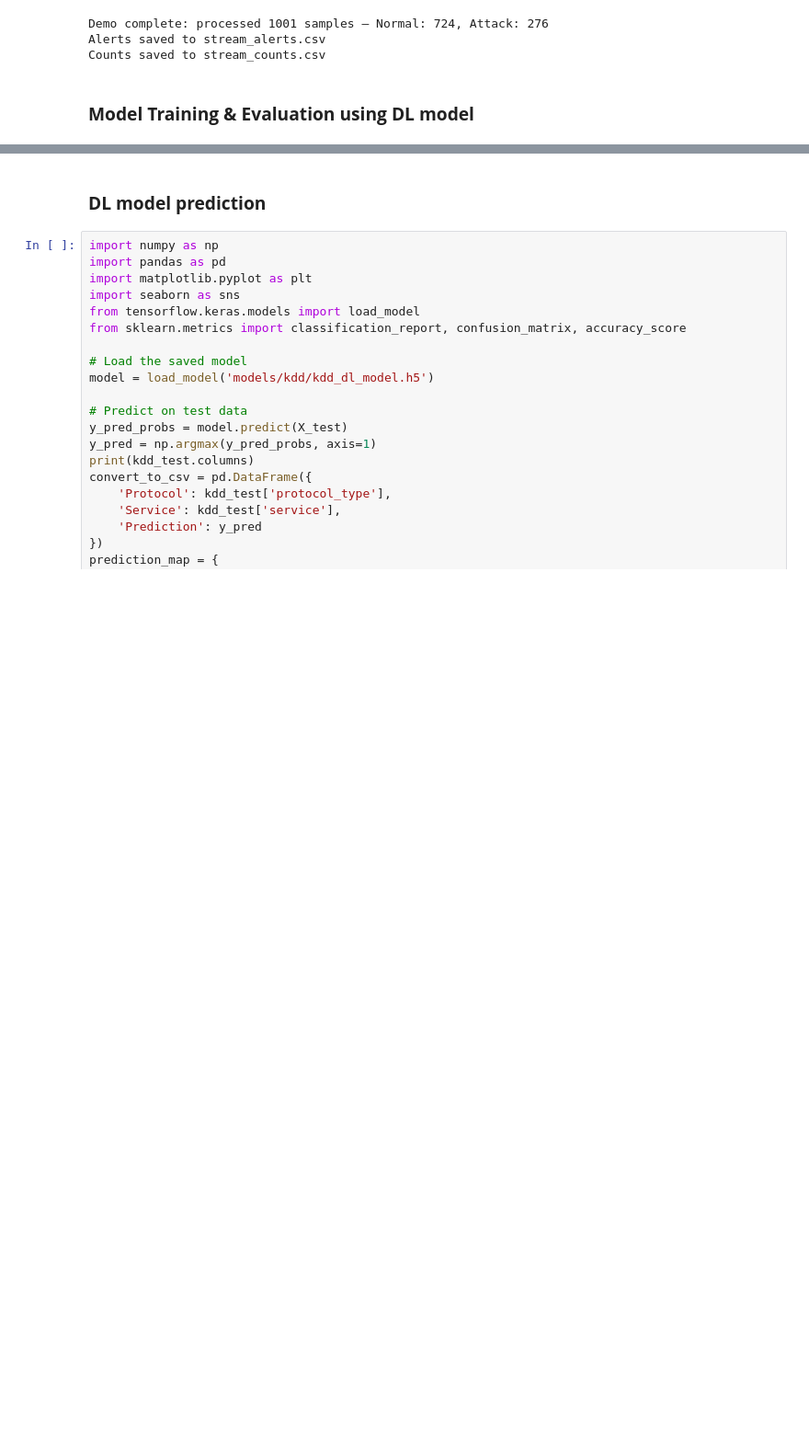
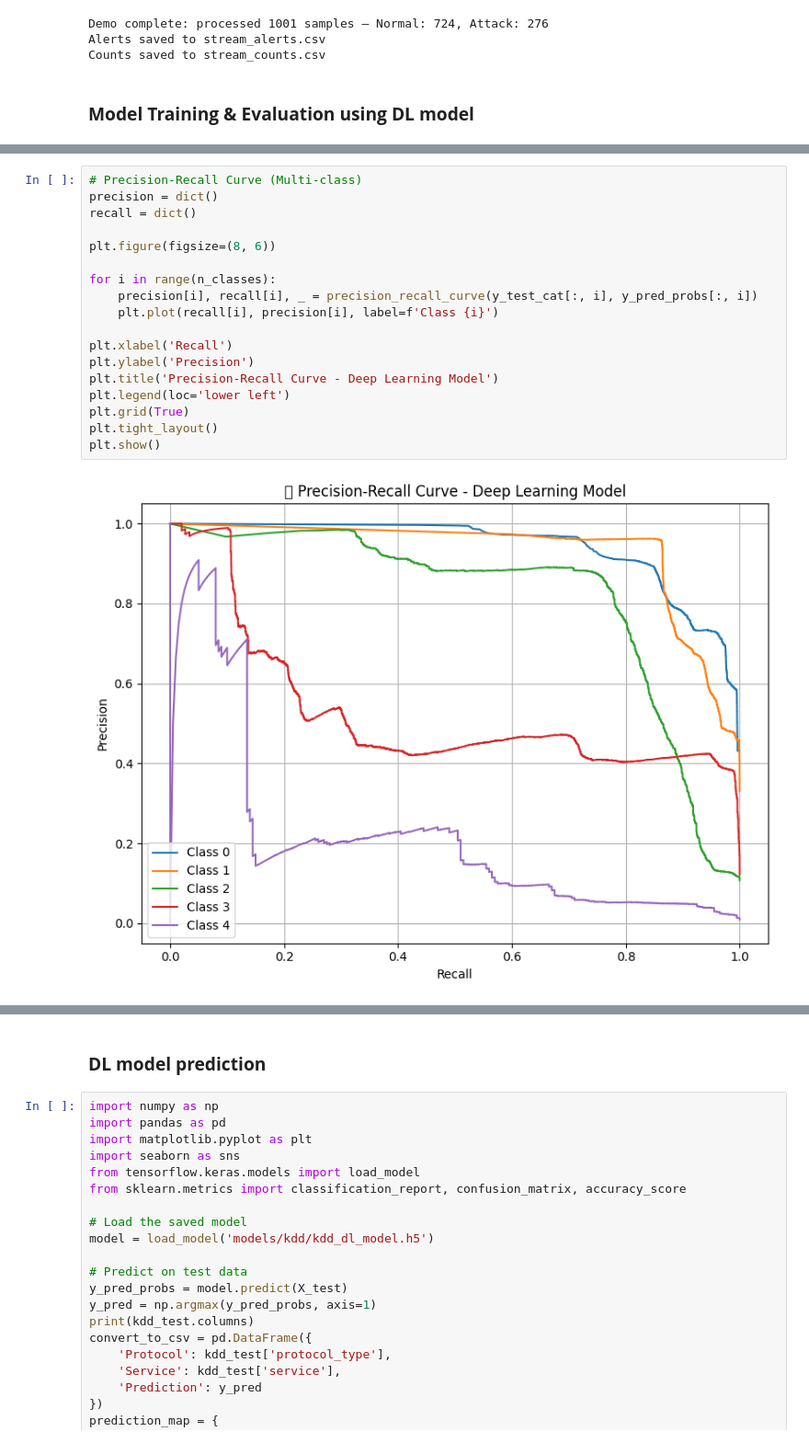
Before and after one commit to ksahil22/smart-intrusion-detection-system, a Jupyter notebook: AI_IDS.ipynb, the cells around one changed output, grey strips where cells are left out. Shown at 92% size. Drawn from its saved outputs; the diff is of its cells as text; blank space fills up the shorter version.

```diff
--- a/AI_IDS.ipynb
+++ b/AI_IDS.ipynb
@@ -642,0 +745,20 @@ WARNING:absl:You are saving your model as an HDF5 file via `model.save()` or `ke
+# %%
+# Precision-Recall Curve (Multi-class)
+precision = dict()
+recall = dict()
+
+plt.figure(figsize=(8, 6))
+
+for i in range(n_classes):
+    precision[i], recall[i], _ = precision_recall_curve(y_test_cat[:, i], y_pred_probs[:, i])
+    plt.plot(recall[i], precision[i], label=f'Class {i}')
+
+plt.xlabel('Recall')
+plt.ylabel('Precision')
+plt.title('Precision-Recall Curve - Deep Learning Model')
+plt.legend(loc='lower left')
+plt.grid(True)
+plt.tight_layout()
+plt.show()
+# %% [output]
+[figure, added]
```
Also changed, not shown: parts of 10 cells of this notebook.
